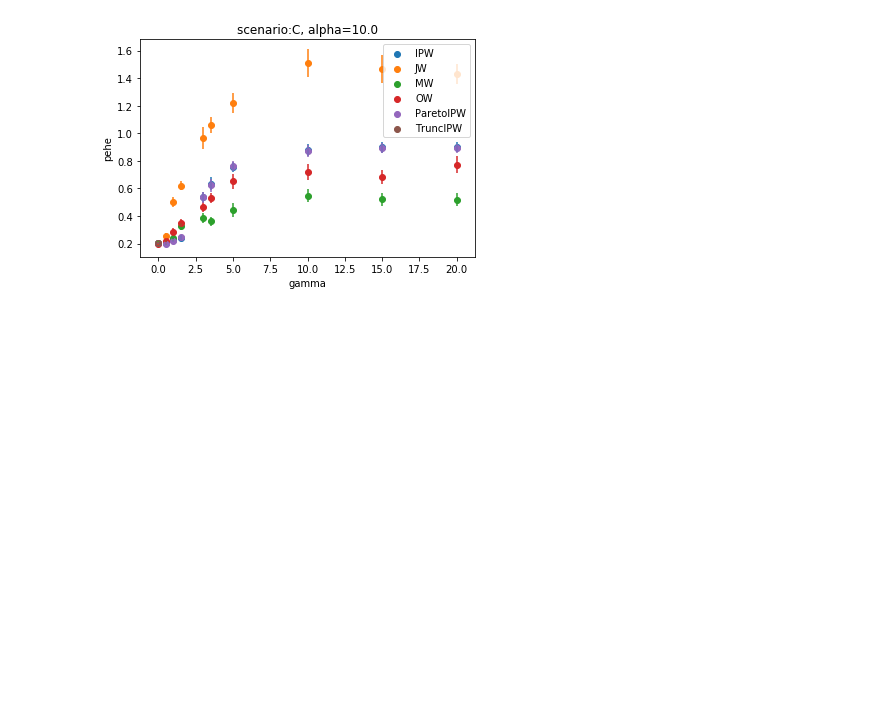
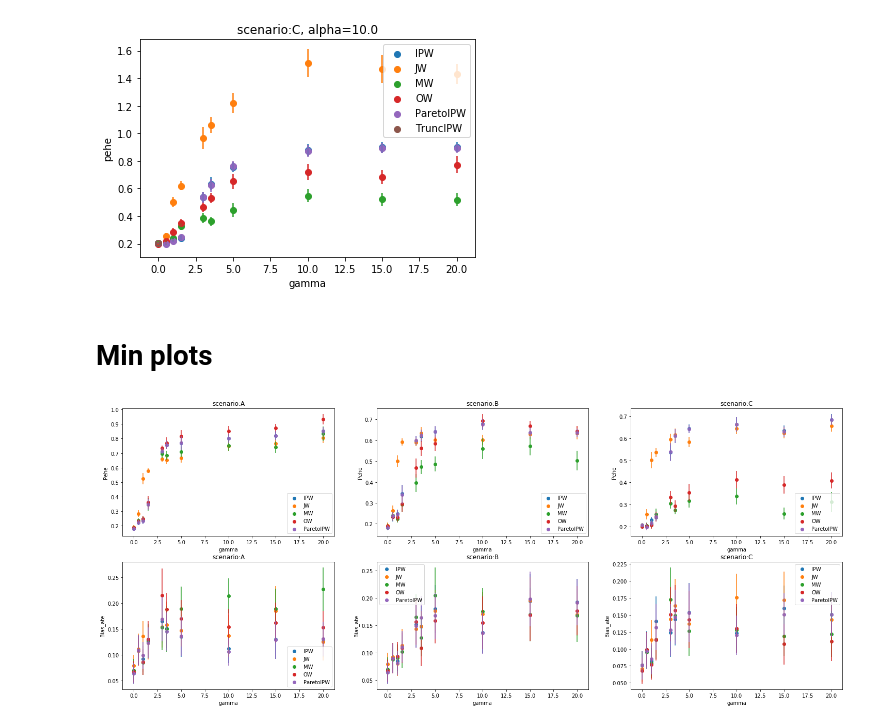
Before and after one commit to sergeassaad/cf_balancing, a Jupyter notebook: codebase/process_toy_results.ipynb, the cells around one changed output. Cells and saved outputs as stored; diff of their text form; code cells hidden in the pictures; blank space fills up the shorter version.

Commit message:
added min plots

```diff
--- a/codebase/process_toy_results.ipynb
+++ b/codebase/process_toy_results.ipynb
@@ -205,0 +204,31 @@ mins_IPW = [min(subdf[i]) for i in range(len(subdf))]
+# %% [markdown]
+# Min plots
+# %%
+def make_plot(sc,metric,df):
+    # Plot TruncIPW once fixed
+    groups = df.groupby(['weight_scheme','sc','gamma'])
+    for weight_scheme in np.unique(df['weight_scheme']):
+        if(weight_scheme=='TruncIPW'):
+            continue
+        all_vals = [groups.get_group((weight_scheme,sc,gamma))[metric] for gamma in np.unique(df['gamma'])]
+        all_errs = [groups.get_group((weight_scheme,sc,gamma))[metric+'_stderr'] for gamma in np.unique(df['gamma'])]
+        argmins = [np.argmin(all_vals[i]) for i in range(len(all_vals))]
+        mins = [all_vals[i][argmins[i]] for i in range(len(all_vals))]
+        errs = [all_errs[i][argmins[i]] for i in range(len(all_errs))]
+        plt.scatter(np.unique(df['gamma']),mins)
+        plt.errorbar(np.unique(df['gamma']),mins,yerr=errs,fmt='none')
+    weight_schemes = np.unique(df['weight_scheme'])
+    plt.legend(weight_schemes[weight_schemes!='TruncIPW'])
+    plt.xlabel('gamma')
+    plt.ylabel(metric)
+    plt.title('scenario:{}'.format(sc))
+# %%
+plt.figure(figsize=(25,10))
+i = 0
+for metric in ['Pehe','Bias_ate']:
+    for sc in ['A','B','C']:
+        plt.subplot(2,3,i+1)
+        make_plot(sc,metric,test_df)
+        i+=1
+# %% [output]
+[figure, added]
```
Also changed, not shown: parts of 4 cells of this notebook.
